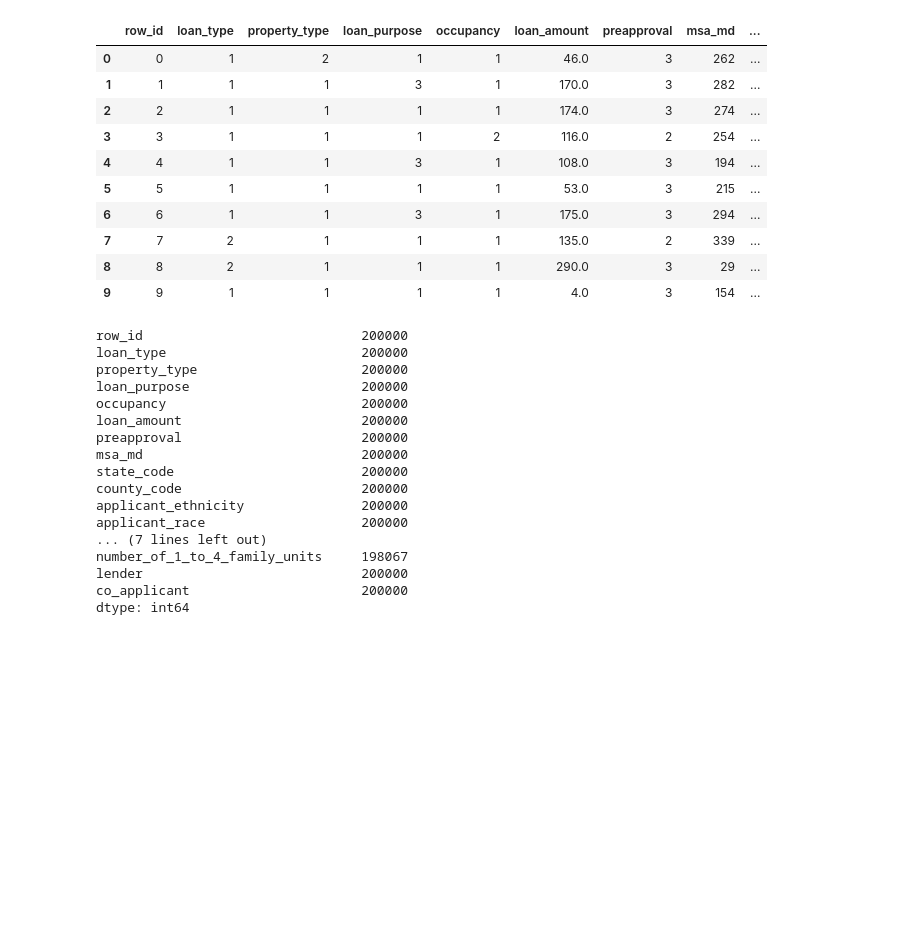
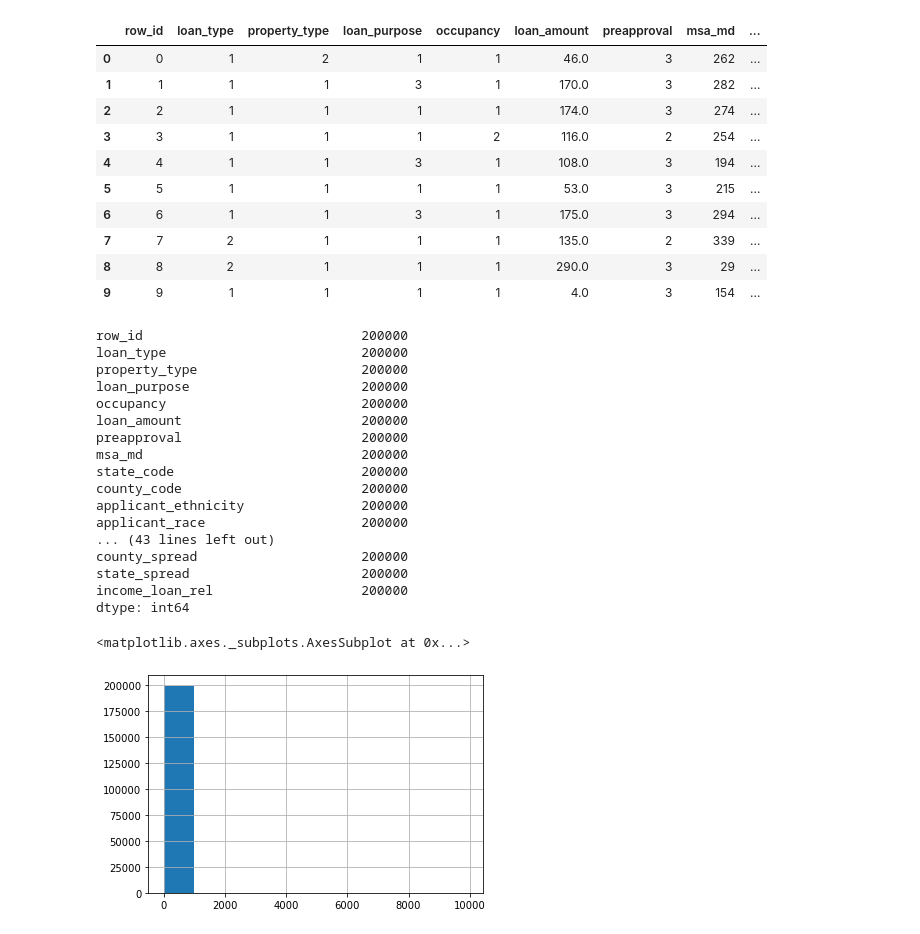
Before and after one commit to Alyxion/MPPDataScience, a Jupyter notebook: notebooks/MPPDataScience_3_Feature_Training_Preparation.ipynb, the cells around one changed output. Cells and saved outputs as stored; diff of their text form; code cells hidden in the pictures; blank space fills up the shorter version.

```diff
--- a/notebooks/MPPDataScience_3_Feature_Training_Preparation.ipynb
+++ b/notebooks/MPPDataScience_3_Feature_Training_Preparation.ipynb
@@ -22,7 +27,7 @@ training_data_pd.head(10)
 | 8 | 8 | 1 | 2 | 1 | 1 | 68.0 | 3 | 128 | ... |
 | 9 | 9 | 1 | 2 | 1 | 1 | 27.0 | 3 | 261 | ... |
 # %%
-validation_data_pd = pd.read_csv(DATA_PATH+TEST_VALUES_FN)
+validation_data_pd = pd.read_csv(TEMP_PATH+CLEANED_TEST_OUTPUT_FN)
 validation_data_pd.head(10)
 # %% [output]
 |  | row_id | loan_type | property_type | loan_purpose | occupancy | loan_amount | preapproval | msa_md | ... |
@@ -51,11 +56,16 @@ state_code                        200000
 county_code                       200000
 applicant_ethnicity               200000
 applicant_race                    200000
-... (7 lines left out)
-number_of_1_to_4_family_units     198067
-lender                            200000
-co_applicant                      200000
+... (43 lines left out)
+county_spread                     200000
+state_spread                      200000
+income_loan_rel                   200000
 dtype: int64
+# %%
+validation_data_pd['applicant_income'].hist()
+# %% [output]
+<matplotlib.axes._subplots.AxesSubplot at 0x...>
+[figure, added]
 # %%
 # Receive training data target labels
 training_rate_spread = np.array(training_data_pd['rate_spread'])
```
Also changed, not shown: parts of 19 cells of this notebook, 1 other file.
